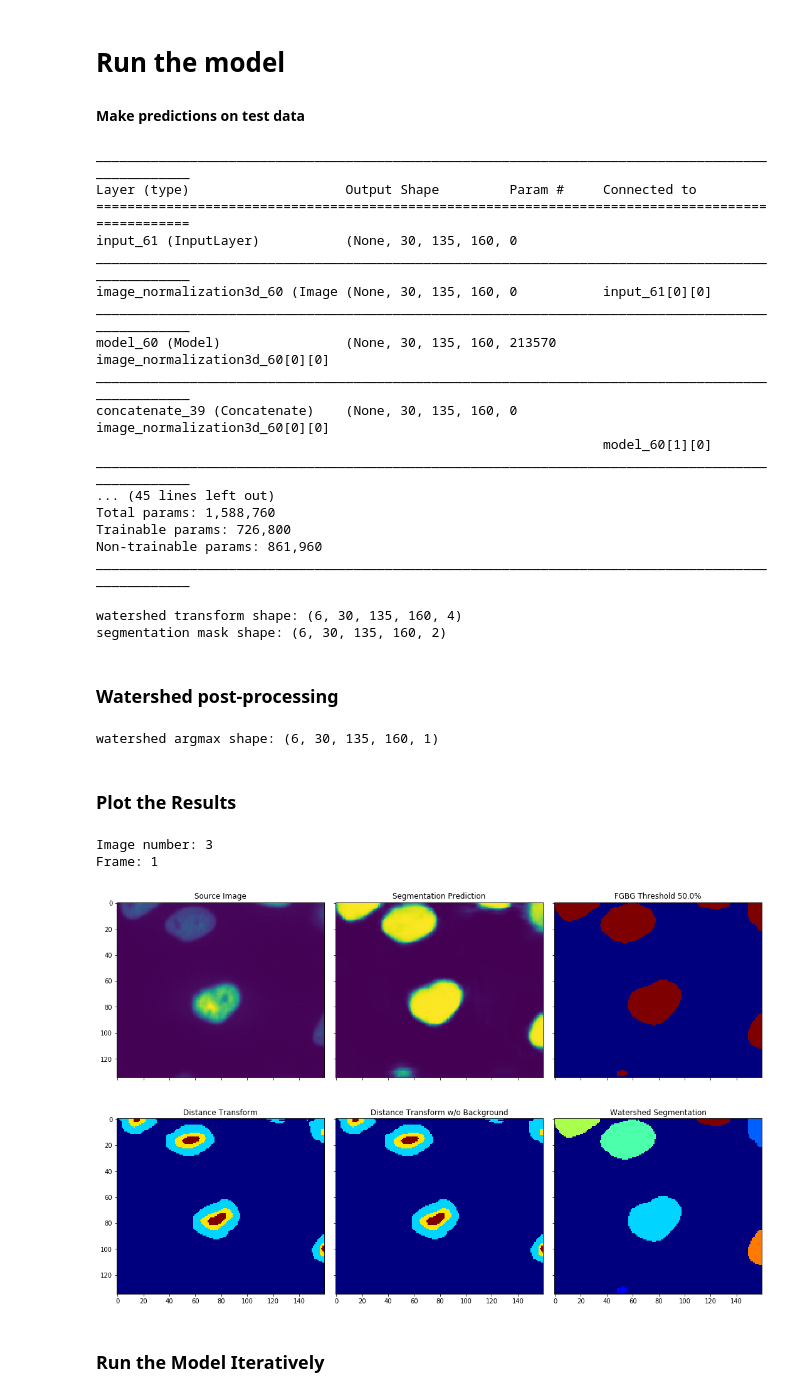
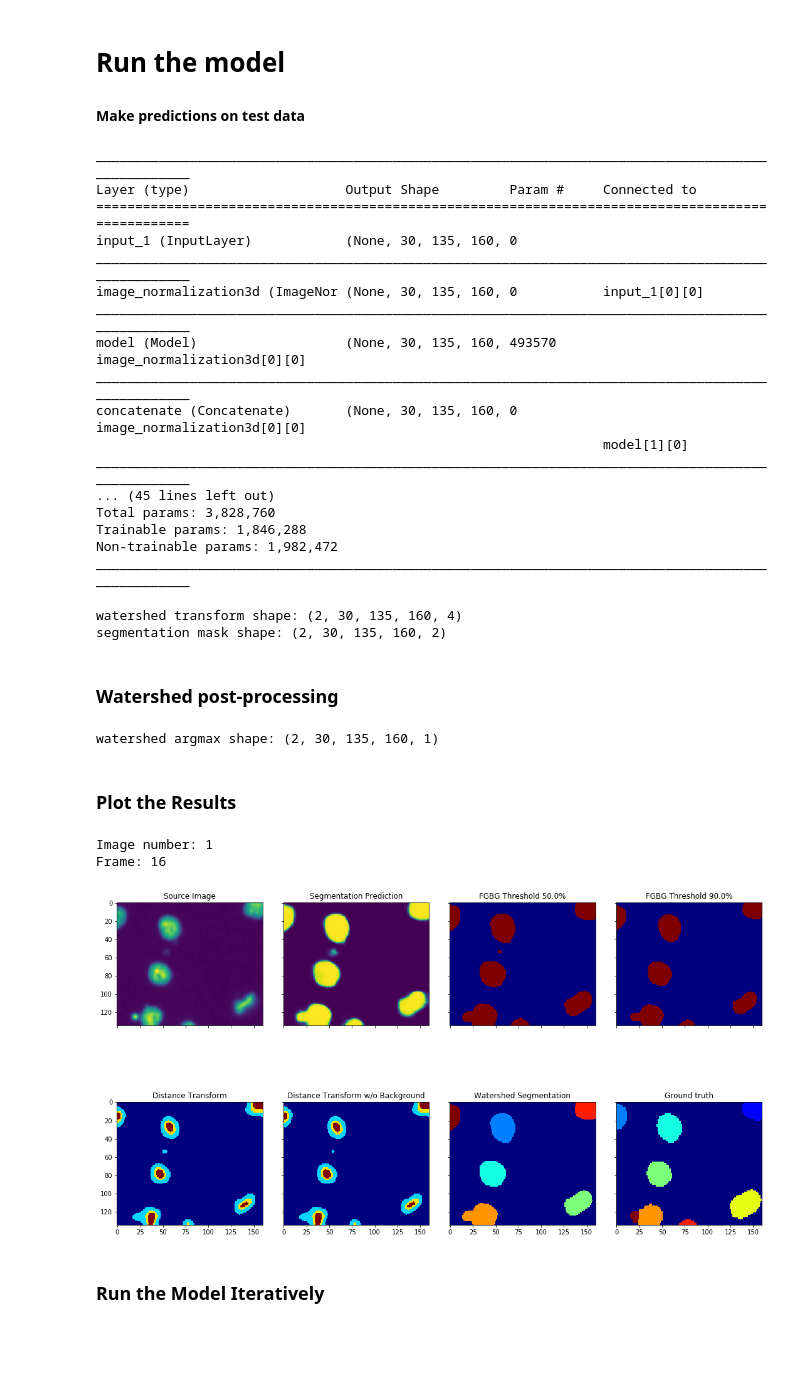
Before and after one commit to rikuturkki/deepcell-tf, a Jupyter notebook: scripts/recurr_gru/ComparisonSegmentationFullyConv.ipynb, the cells around one changed output. Saved outputs shown, nothing was run; the diff lists cells and outputs as text; code cells hidden in the pictures; blank space fills up the shorter version.

```diff
--- a/scripts/recurr_gru/ComparisonSegmentationFullyConv.ipynb
+++ b/scripts/recurr_gru/ComparisonSegmentationFullyConv.ipynb
@@ -430,7 +430,7 @@ erosion_width = 1  # erode edges, improves segmentation when cells are close
 frames_per_batch = 3
 
 # GRU Settings
-is_gru = False
+is_gru = True
 gru_kernel_size = 3
 # %% [markdown]
 ### Foreground Background Model
@@ -655,7 +655,7 @@ run_fgbg_model = feature_net_skip_3D(
             last_only=False,
             norm_method=norm_method)
 
-run_fgbg_model.load_weights('/data/models/trackingSEG_cropped_conv_fgbg_model.h5')
+run_fgbg_model.load_weights('/data/models/trackingSEG_cropped_conv_gru_fgbg_model.h5')
 
 run_watershed_model = feature_net_skip_3D(
                         fgbg_model=run_fgbg_model,
@@ -669,38 +669,38 @@ run_watershed_model = feature_net_skip_3D(
                         last_only=False,
                         input_shape=tuple(X_test.shape[1:]),
                         norm_method=norm_method,
-                        gru=False,
+                        gru=is_gru,
                         gru_kernel_size=3)
 
-run_watershed_model.load_weights('/data/models/trackingSEG_cropped_conv_watershed_model.h5')
+run_watershed_model.load_weights('/data/models/trackingSEG_cropped_conv_gru_watershed_model.h5')
 # %% [output]
 __________________________________________________________________________________________________
 Layer (type)                    Output Shape         Param #     Connected to
 ==================================================================================================
-input_61 (InputLayer)           (None, 30, 135, 160, 0
+input_1 (InputLayer)            (None, 30, 135, 160, 0
 __________________________________________________________________________________________________
-image_normalization3d_60 (Image (None, 30, 135, 160, 0           input_61[0][0]
+image_normalization3d (ImageNor (None, 30, 135, 160, 0           input_1[0][0]
 __________________________________________________________________________________________________
-model_60 (Model)                (None, 30, 135, 160, 213570      image_normalization3d_60[0][0]
+model (Model)                   (None, 30, 135, 160, 493570      image_normalization3d[0][0]
 __________________________________________________________________________________________________
-concatenate_39 (Concatenate)    (None, 30, 135, 160, 0           image_normalization3d_60[0][0]
-                                                                 model_60[1][0]
+concatenate (Concatenate)       (None, 30, 135, 160, 0           image_normalization3d[0][0]
+                                                                 model[1][0]
 __________________________________________________________________________________________________
 ... (45 lines left out)
-Total params: 1,588,760
-Trainable params: 726,800
-Non-trainable params: 861,960
+Total params: 3,828,760
+Trainable params: 1,846,288
+Non-trainable params: 1,982,472
 __________________________________________________________________________________________________
 # %%
 # make predictions on testing data
-test_images = run_watershed_model.predict(X_test[:6, :, :, :, :])[-1]
-test_images_fgbg = run_fgbg_model.predict(X_test[:6, :, :, :, :])[-1]
+test_images = run_watershed_model.predict(X_test[:2, :, :, :, :])[-1]
+test_images_fgbg = run_fgbg_model.predict(X_test[:2, :, :, :, :])[-1]
 
 print('watershed transform shape:', test_images.shape)
 print('segmentation mask shape:', test_images_fgbg.shape)
 # %% [output]
-watershed transform shape: (6, 30, 135, 160, 4)
-segmentation mask shape: (6, 30, 135, 160, 2)
+watershed transform shape: (2, 30, 135, 160, 4)
+segmentation mask shape: (2, 30, 135, 160, 2)
 # %% [markdown]
 ### Watershed post-processing
 # %%
@@ -715,7 +715,7 @@ argmax_images = np.expand_dims(argmax_images, axis=-1)
 
 print('watershed argmax shape:', argmax_images.shape)
 # %% [output]
-watershed argmax shape: (6, 30, 135, 160, 1)
+watershed argmax shape: (2, 30, 135, 160, 1)
 # %%
 # threshold the foreground/background
 # and remove background from watershed transform
@@ -751,41 +751,49 @@ watershed_images = np.expand_dims(watershed_images, axis=-1)
 # %%
 import matplotlib.pyplot as plt
 %matplotlib inline
 
-index = np.random.randint(low=0, high=6)
+index = np.random.randint(low=0, high=2)
 frame = np.random.randint(low=0, high=X_test.shape[1])
 print('Image number:', index)
 print('Frame:', frame)
 
 
-fig, axes = plt.subplots(ncols=3, nrows=2, figsize=(15, 10), sharex=True, sharey=True)
+fig, axes = plt.subplots(ncols=4, nrows=2, figsize=(15, 10), sharex=True, sharey=True)
 ax = axes.ravel()
 
 ax[0].imshow(X_test[index, frame, ..., 0])
 ax[0].set_title('Source Image')
 
 ax[1].imshow(test_images_fgbg[index, frame, ..., 1])
 ax[1].set_title('Segmentation Prediction')
 
 ax[2].imshow(fg_thresh[index, frame, ..., 0], cmap='jet')
 ax[2].set_title('FGBG Threshold {}%'.format(threshold * 100))
 
-ax[3].imshow(argmax_images[index, frame, ..., 0], cmap='jet')
-ax[3].set_title('Distance Transform')
+fg_thresh_90 = test_images_fgbg[..., 1] > 0.9
+fg_thresh_90 = np.expand_dims(fg_thresh_90.astype('int16'), axis=-1)
+ax[3].imshow(fg_thresh_90[index, frame, ..., 0], cmap='jet')
+ax[3].set_title('FGBG Threshold {}%'.format(0.9 * 100))
 
-ax[4].imshow(argmax_images_post_fgbg[index, frame, ..., 0], cmap='jet')
-ax[4].set_title('Distance Transform w/o Background')
+ax[4].imshow(argmax_images[index, frame, ..., 0], cmap='jet')
+ax[4].set_title('Distance Transform')
 
-ax[5].imshow(watershed_images[index, frame, ..., 0], cmap='jet')
-ax[5].set_title('Watershed Segmentation')
+ax[5].imshow(argmax_images_post_fgbg[index, frame, ..., 0], cmap='jet')
+ax[5].set_title('Distance Transform w/o Background')
+
+ax[6].imshow(watershed_images[index, frame, ..., 0], cmap='jet')
+ax[6].set_title('Watershed Segmentation')
+
+ax[7].imshow(y_test[index, frame, ..., 0], cmap='jet')
+ax[7].set_title('Ground truth')
 
 fig.tight_layout()
 plt.show()
 # plt.savefig('test.png')
 # %% [output]
-Image number: 3
-Frame: 1
+Image number: 1
+Frame: 16
-[figure, old version]
+[figure, new version]
 # %% [markdown]
 ### Run the Model Iteratively
 # %%
```
Also changed, not shown: parts of 6 cells of this notebook.
